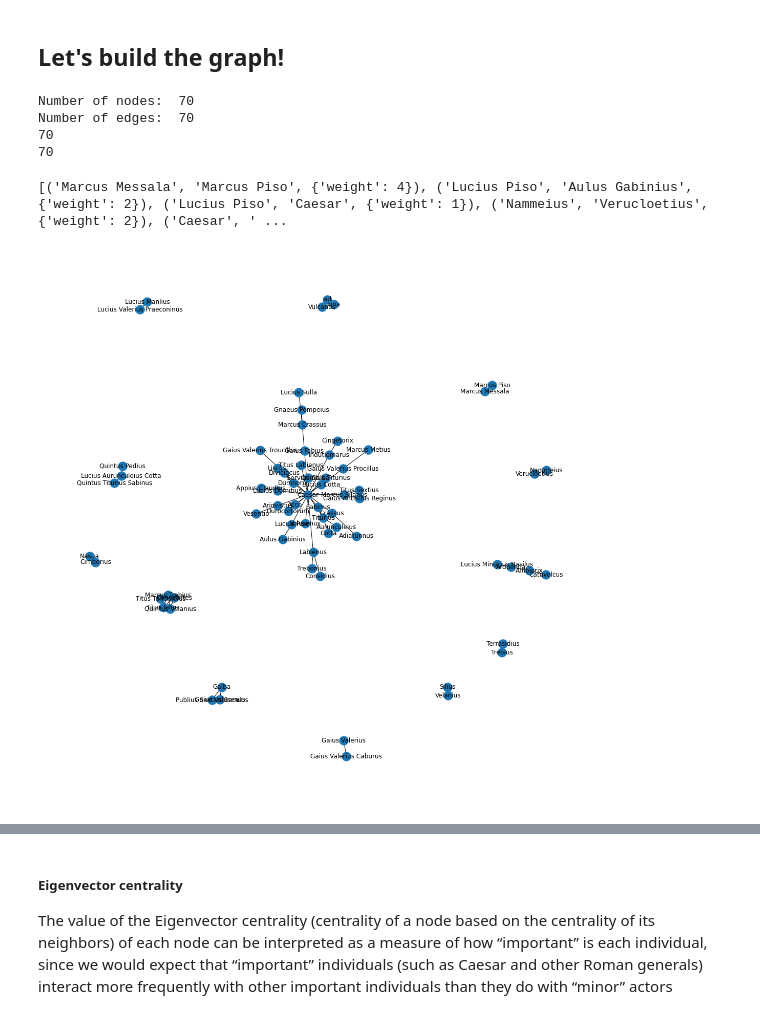
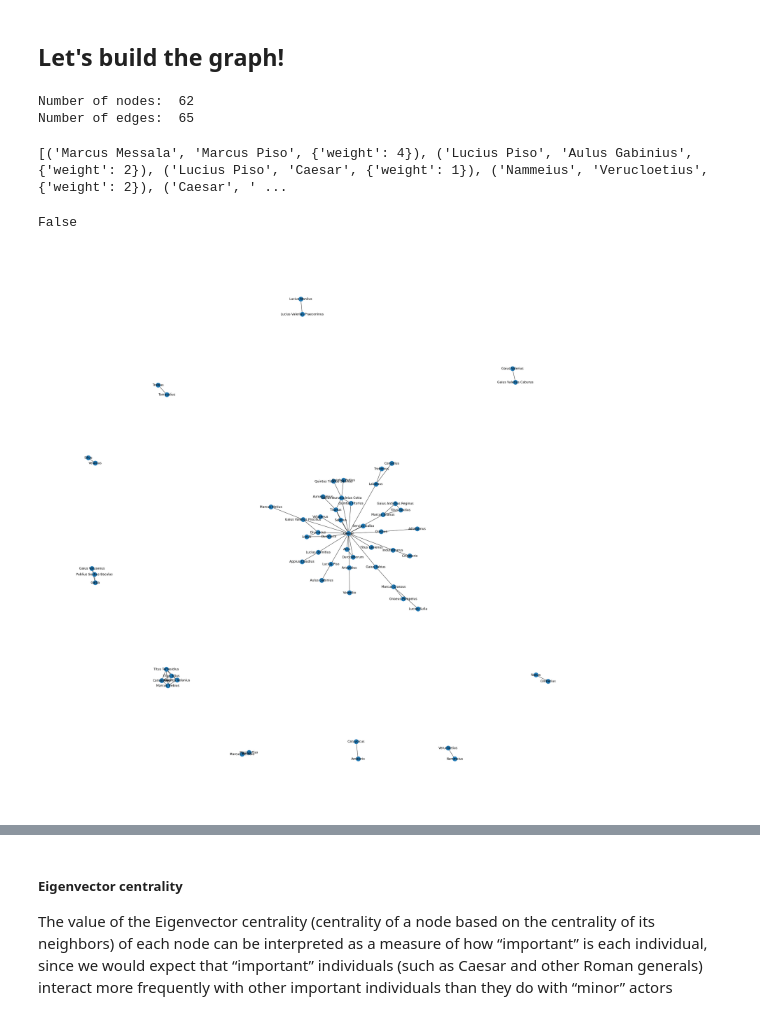
Before and after one commit to eliarizzetto/bg_net, a Jupyter notebook: caesar_net/bellum_gallicum_net.ipynb, the cells around one changed output, grey strips where cells are left out. Saved outputs shown, nothing was run; the diff lists cells and outputs as text; code cells hidden in the pictures.

```diff
--- a/caesar_net/bellum_gallicum_net.ipynb
+++ b/caesar_net/bellum_gallicum_net.ipynb
@@ -247,6 +247,7 @@ def get_dependency_relations(sentences:list):
                         value = 0.5
 
                 except IndexError: # one of the heads is the root
+                    value = 0
                     continue
 
 
@@ -296,7 +297,7 @@ for rels_in_sent in relations_instances:
 
         value = rel['value']
 
-        row = (ent1, ent2, value)
+        row = [ent1, ent2, value]
         tmp_relations.append(row)
 
 # create a defaultdict to store the sums
@@ -309,7 +310,7 @@ for t in tmp_relations:
 
 # create a new list of tuples with the first two elements as the key
 # and the sum as the value
-final_relations = [(k[0], k[1], v) for k, v in sums.items()]
+final_relations = [[k[0], k[1], v] for k, v in sums.items()]
 final_relations = [rel for rel in final_relations if rel[0] != rel[1]]
 # %%
 final_relations
@@ -348,3 +349,16 @@ with open('places.json') as json_file:
 # filter entities list
 people_entities = list(filter(lambda x: x not in places_list, entities))
 people_relations = list(filter(lambda x: x[0] not in places_list and x[1] not in places_list, final_relations))
+
+
+# clean duplicate entities
+
+for idx, item in enumerate(people_relations):
+        for i, el in enumerate(item[:2]):
+            if 'Cotta' in el:
+                item[i] = 'Lucius Aurunculeius Cotta'
+                people_relations[idx] = item
+
+for ind, el in enumerate(people_entities):
+    if 'Cotta' in el:
+                people_entities[ind] = 'Lucius Aurunculeius Cotta'
@@ -390,19 +384,23 @@ for item in edges:
 print('Number of nodes: ', G.number_of_nodes())
 print('Number of edges: ', G.number_of_edges())
 # %% [output]
-Number of nodes:  70
-Number of edges:  70
-70
-70
+Number of nodes:  62
+Number of edges:  65
 # %%
 print(G.edges().data())
 # %% [output]
 [('Marcus Messala', 'Marcus Piso', {'weight': 4}), ('Lucius Piso', 'Aulus Gabinius', {'weight': 2}), ('Lucius Piso', 'Caesar', {'weight': 1}), ('Nammeius', 'Verucloetius', {'weight': 2}), ('Caesar', ' ...
+# %%
+nx.is_connected(G) # Graph is not connected! --> implications on betweenness_centrality
+# %% [output]
+False
 # %%
 # VISUALIZATION
-plt.figure(figsize=(15,15))
+plt.figure(figsize=(30,30))
 nx.draw(G, with_labels=True) # with_labels=True for showing node's label
+plt.savefig("graph.png")
+
 plt.show()
 # %% [output]
-[figure, old version]
+[figure, new version]
 # %%
```
Also changed, not shown: parts of 27 cells of this notebook, 14 other files.
